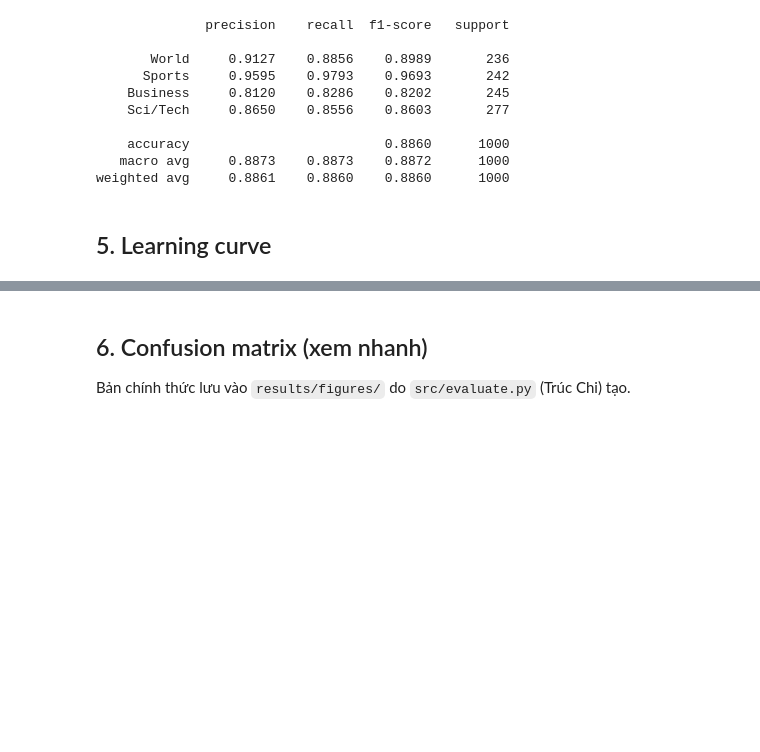
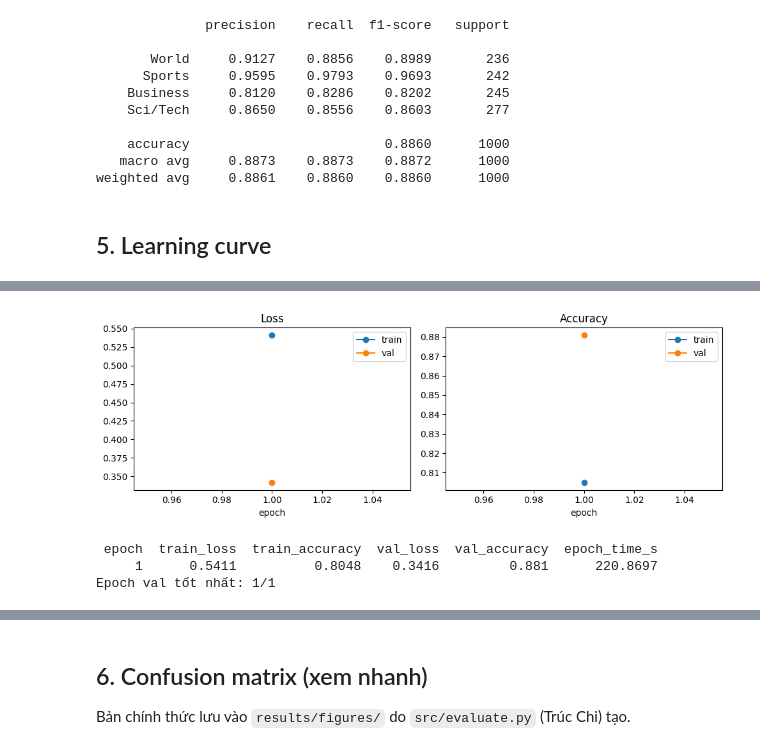
Before and after one commit to maintx1770-sudo/Course-Work-6, a Jupyter notebook: notebooks/04_fine_tuning.ipynb, the cells around one changed output, grey strips where cells are left out. Saved outputs shown, nothing was run; the diff lists cells and outputs as text; code cells hidden in the pictures; blank space fills up the shorter version.

```diff
--- a/notebooks/04_fine_tuning.ipynb
+++ b/notebooks/04_fine_tuning.ipynb
@@ -112,0 +116,23 @@ plt.tight_layout(); plt.show()
+# %%
+# Đường cong đầy đủ (train/val loss + accuracy) đọc từ file history do src/train.py lưu
+hp = out["metrics_path"].parent / "fine_tuning_history.csv"
+if hp.exists():
+    h = pd.read_csv(hp)
+    fig, ax = plt.subplots(1, 2, figsize=(10, 3.5))
+    ax[0].plot(h["epoch"], h["train_loss"], marker="o", label="train"); ax[0].plot(h["epoch"], h["val_loss"], marker="o", label="val")
+    ax[0].set_title("Loss"); ax[0].set_xlabel("epoch"); ax[0].legend()
+    ax[1].plot(h["epoch"], h["train_accuracy"], marker="o", label="train"); ax[1].plot(h["epoch"], h["val_accuracy"], marker="o", label="val")
+    ax[1].set_title("Accuracy"); ax[1].set_xlabel("epoch"); ax[1].legend()
+    plt.tight_layout(); plt.show()
+    print(h.round(4).to_string(index=False))
+    best = h.loc[h["val_accuracy"].idxmax()]
+    print(f"Epoch val tốt nhất: {int(best['epoch'])}/{len(h)}")
+    if len(h) >= 2 and h['val_loss'].iloc[-1] > h['val_loss'].min():
+        print("val_loss epoch cuối > val_loss thấp nhất -> dấu hiệu overfit: giữ epoch tốt nhất.")
+else:
+    print("Chưa có fine_tuning_history.csv -> chạy lại ô 'Chạy thí nghiệm' (đã được cập nhật để ghi history).")
+# %% [output]
+[figure, added]
+ epoch  train_loss  train_accuracy  val_loss  val_accuracy  epoch_time_s
+     1      0.5411          0.8048    0.3416         0.881      220.8697
+Epoch val tốt nhất: 1/1
```
Also changed, not shown: parts of 6 cells of this notebook, 4 other files.
